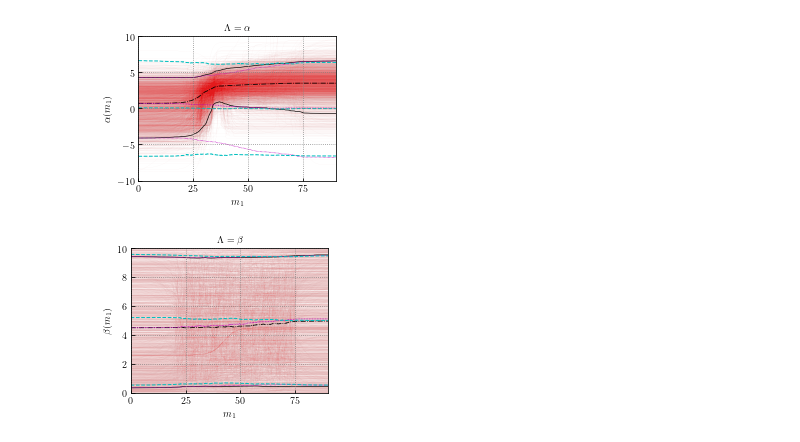
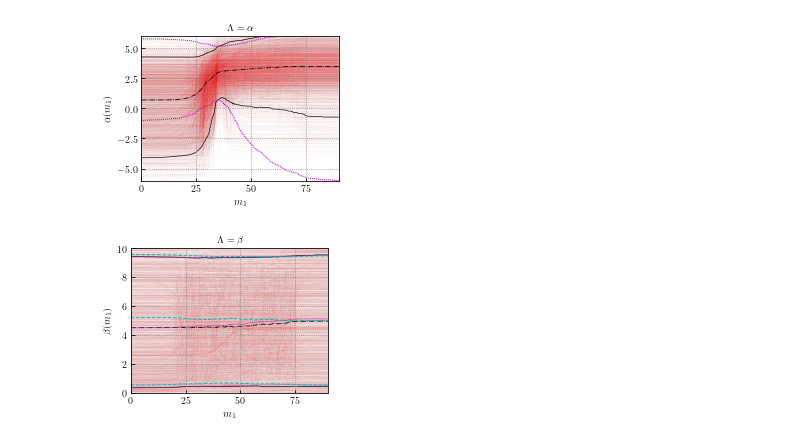
Before and after one commit to maxlalleman/bbh_mass_distribution_redshift_variation_inference, a Jupyter notebook: figures/Traces_reverse.ipynb, the cells around one changed output. Drawn from its saved outputs; the diff is of its cells as text; code cells hidden in the pictures.

```diff
--- a/figures/Traces_reverse.ipynb
+++ b/figures/Traces_reverse.ipynb
@@ -7,4 +7,4 @@ import numpy.random as rand
 
 from makeCorner import *
 
-az.rcParams["plot.max_subplots"] = 80
+az.rcParams["plot.max_subplots"] = 90
@@ -175,0 +324,18 @@ plt.show()
+# %%
+brute_force_conditional_prior_beta = np.array([sigmoid_zp(brute_force_beta_low[i], brute_force_beta_high[i], brute_force_delta_m_beta[i], brute_force_m_transition_beta[i], masses)
+                           for i in range(npts)])
+
+# Plot
+fig,ax = plt.subplots()
+for i in range(npts):
+    ax.plot(masses, brute_force_conditional_prior_beta[i,:], color='#3182bd', lw=0.2, alpha=0.2)
+
+ax.plot(masses, np.quantile(brute_force_conditional_prior_beta, 0.05, axis=0), color='black', label='Brute Force')
+ax.plot(masses, np.quantile(brute_force_conditional_prior_beta, 0.95, axis=0), color='black')
+# ax.plot(masses, np.nanquantile(alpha_matrix, 0.05, axis=0), color='black', ls=':')
+# ax.plot(masses, np.nanquantile(alpha_matrix, 0.95, axis=0), color='black', ls=':', label='Old Strategy')
+
+ax.set_ylim(0,10)
+ax.legend(loc='lower left',fontsize=12)
+plt.savefig("brute_force_vs_old_beta.pdf", dpi = 500)
+plt.show()
@@ -180,24 +388,38 @@ ax.set_rasterization_zorder(2)
 alpha_matrix = np.zeros((len(range(samps.alpha_ref.size)), len(masses)))
 alpha_matrix_post = np.zeros((len(range(samps.alpha_ref.size)), len(masses)))
 low_value_z_matrix = np.zeros(len(samps.alpha_ref.values))
+m_ref = 35
+
 for i in range(samps.alpha_z.size):
-    prior_alpha = rand.normal(0, 4)
-    prior_high_alpha = rand.normal(0, 4)
-    prior_width_alpha = rand.uniform(-1,1)
-    prior_middle_alpha = rand.uniform(20, 75)
-    posterior_value_z_0 = sigmoid_zp(samps.alpha_z.values[i],
+    okay = False
+    while not okay:
+        prior_alpha = rand.normal(0, 4)
+        prior_high_alpha = rand.normal(0, 4)
+        prior_width_alpha = rand.uniform(-1,1)
+        prior_middle_alpha = rand.uniform(20, 75)
+        posterior_value_z_0 = sigmoid_zp(samps.alpha_z.values[i],
                                samps.high_alpha_z.values[i],
                                10.**samps.log_width_alpha_z.values[i],
                                samps.middle_m_alpha_z.values[i],
-                               0,
+                               35,
                               )
-    intermediate_step = 1 + np.exp(samps.middle_m_alpha_z.values[i]/samps.width_alpha_z.values[i])
-    value_at_z_0 = samps.alpha_z.values[i] + (
-        (samps.high_alpha_z.values[i] - samps.alpha_z.values[i])/(intermediate_step)
-    )
-    intermediate_step_prior = np.exp(prior_middle_alpha/(10**(prior_width_alpha)))
-    low_z_value_alpha = (prior_high_alpha - (value_at_z_0*(1 + intermediate_step_prior))) / (-1*intermediate_step_prior)
-    low_value_z_matrix[i] = low_z_value_alpha
+        intermediate_step = 1 + np.exp(-(m_ref - samps.middle_m_alpha_z.values[i])/samps.width_alpha_z.values[i])
+        value_at_z_0 = samps.alpha_z.values[i] + (
+            (samps.high_alpha_z.values[i] - samps.alpha_z.values[i])/(intermediate_step)
+        )
+        intermediate_step_prior = np.exp(-(m_ref - prior_middle_alpha)/(10**(prior_width_alpha)))
+        low_z_value_alpha = (prior_high_alpha - (value_at_z_0*(1 + intermediate_step_prior))) / (-1*intermediate_step_prior)
+
+        prob_low_prior = computing_gaussian_prob(low_z_value_alpha, 0, 4)
+        exp_inv = 1 - (1/(1 + np.exp(-(m_ref - prior_middle_alpha)/(10.**(prior_width_alpha)))))
+        C = 1 # 1e4
+        rejection_param = prob_low_prior / exp_inv / C
+
+        rejection_threshold = rand.uniform(0, 1)
+
+        if rejection_threshold <= rejection_param:
+            okay = True
+
     alpha_r = sigmoid_zp(low_z_value_alpha,
                                prior_high_alpha,
                                10.**prior_width_alpha,
@@ -206,39 +428,39 @@ for i in range(samps.alpha_z.size):
                               )
     # plt.plot(zs, mu_r, lw = 0.05, color='m', alpha = 0.2, zorder = 1)
     alpha_matrix[i, :] = alpha_r
     alpha_r_post = sigmoid_zp(samps.alpha_z.values[i],
                                samps.high_alpha_z.values[i],
                                10.**samps.log_width_alpha_z.values[i],
                                samps.middle_m_alpha_z.values[i],
                                masses,
                               )
     plt.plot(masses, alpha_r_post, lw = 0.05, color='#e31a1c', alpha = 0.2, zorder = 1)
     alpha_matrix_post[i, :] = alpha_r_post
 
 median_alpha = np.nanmedian(alpha_matrix, axis = 0)
 median_alpha_post = np.median(alpha_matrix_post, axis = 0)
 plt.xlim(0,90)
-plt.ylim(-10, 10)
+plt.ylim(-6, 6)
 plt.xlabel(r"$m_1$", fontsize = 10)
 plt.ylabel(r"$\alpha(m_1)$", fontsize = 10)
 plt.xticks(fontsize=10)
 plt.yticks(fontsize=10)
 plt.plot(masses, median_alpha_post, "-.", c="k", zorder = 1, lw = 0.8)
 plt.plot(masses,np.quantile(alpha_matrix_post,0.05,axis=0), zorder = 1, color='k', lw=0.65, alpha=1)
 plt.plot(masses,np.quantile(alpha_matrix_post,0.95,axis=0), zorder = 1, color='k', lw=0.65, alpha=1)
-plt.plot(masses, median_alpha, c="m", zorder = 1, lw = 0.8, linestyle=(0,(1,1)))
-plt.plot(masses,np.nanquantile(alpha_matrix,0.05,axis=0), zorder = 1, color='m', lw=0.65, alpha=1, linestyle=(0,(1,1)))
-plt.plot(masses,np.nanquantile(alpha_matrix,0.95,axis=0), zorder = 1, color='m', lw=0.65, alpha=1, linestyle=(0,(1,1)))
-plt.plot(masses, only_prior_alpha_median, zorder = 1, color='c', lw=1, linestyle="dashed")
+# plt.plot(masses, median_alpha, c="m", zorder = 1, lw = 0.8, linestyle=(0,(1,1)))
+plt.plot(masses,np.nanquantile(alpha_matrix,0.05,axis=0), zorder = 1, color='m', lw=1, alpha=1, linestyle=(0,(1,1)))
+plt.plot(masses,np.nanquantile(alpha_matrix,0.95,axis=0), zorder = 1, color='m', lw=1, alpha=1, linestyle=(0,(1,1)))
+# plt.plot(masses, only_prior_alpha_median, zorder = 1, color='c', lw=1, linestyle="dashed")
 plt.plot(masses, only_prior_alpha_quantile_5, zorder = 1, color='c', lw=1, linestyle="dashed")
 plt.plot(masses, only_prior_alpha_quantile_95, zorder = 1, color='c', lw=1, linestyle="dashed")
 # plt.scatter(np.zeros(len(value_at_0_matrix))-0.5, value_at_0_matrix, s=0.01)
 # plt.scatter(np.ones(len(value_at_0_matrix_only_post))-1.9, value_at_0_matrix_only_post, s=0.01, c="y")
 plt.title(r"$\Lambda = \alpha$", fontsize = 10)
 plt.savefig("Prior_random_tuning_to_posterior_at_m_0_alpha_z.pdf", dpi=500, bbox_inches='tight')
 plt.show()
 # %% [output]
-[figure, old version]
+[figure, new version]
 # %%
 cm = 1/2.54
 fig, ax = plt.subplots(figsize=(9*cm, 6.75*cm))
```
Also changed, not shown: parts of 21 cells of this notebook, 14 other files.
